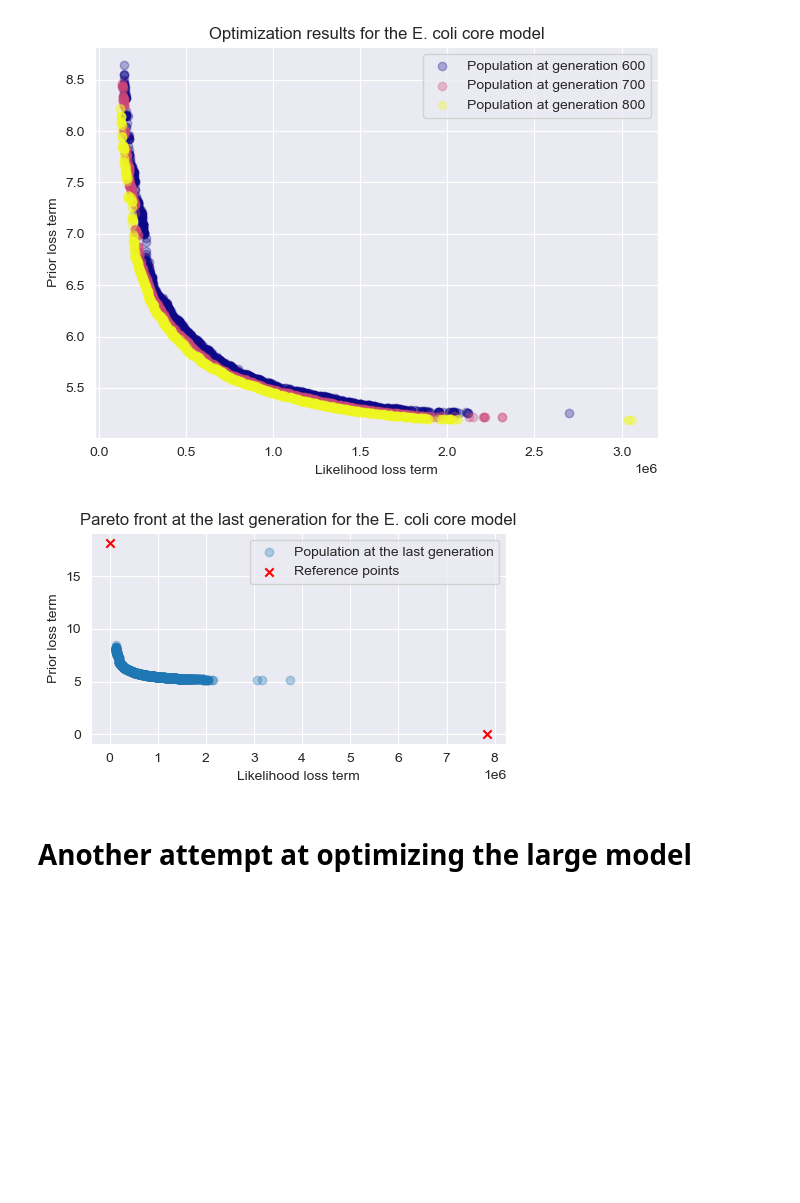
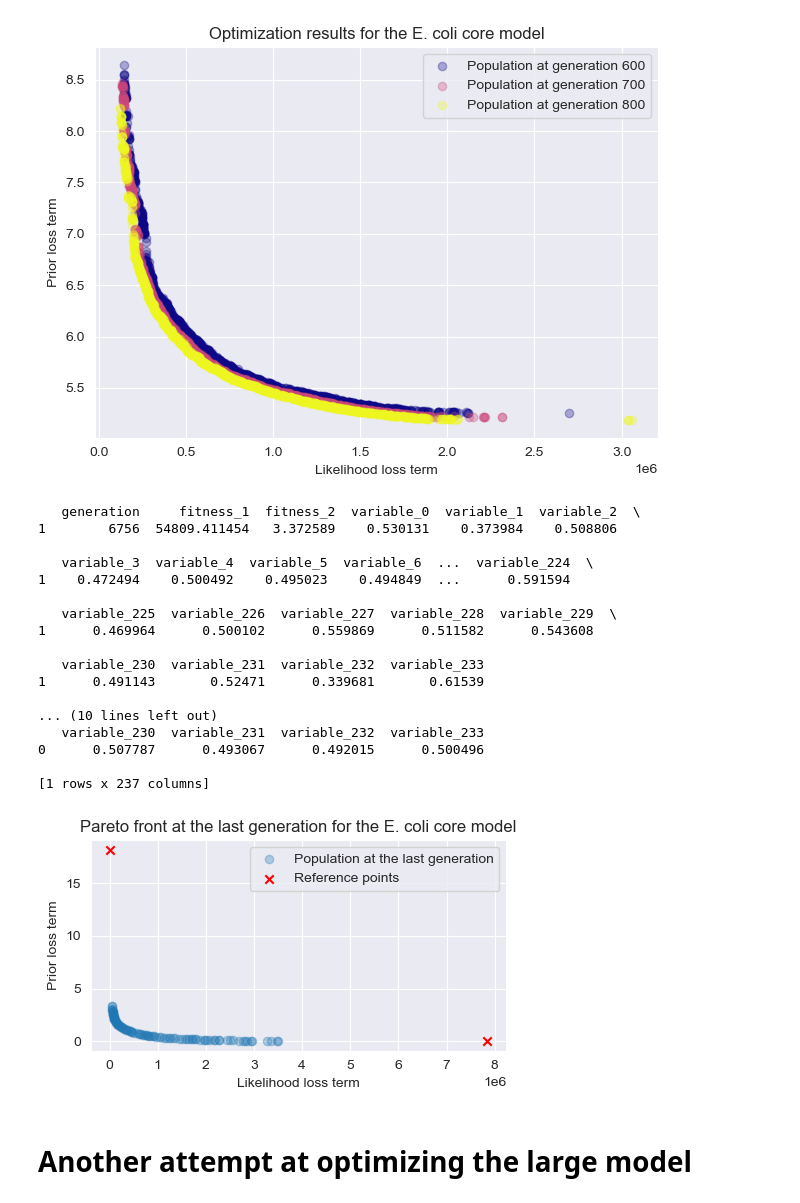
Before and after one commit to albertotonda/evolutionary-optimization-cell-models, a Jupyter notebook: src/plot_figures.ipynb, the cells around one changed output. Cells and saved outputs as stored; diff of their text form; code cells hidden in the pictures; blank space fills up the shorter version.

```diff
--- a/src/plot_figures.ipynb
+++ b/src/plot_figures.ipynb
@@ -306,27 +316,51 @@ fig.tight_layout()
 # %% [output]
 [figure]
 # %%
-final_front_file = "../local/2024-11-12-15-51-50-cell-model-big-optimization/42-population-generation-822.csv"
+#final_front_file = "../local/2024-11-12-15-51-50-cell-model-big-optimization/42-population-generation-822.csv"
+final_front_file = "../local/2025-01-23-big-model-server-seeding/42-population-generation-6756.csv"
 df = pd.read_csv(final_front_file)
 
 # expert reference points
 reference_points = [[0.0, 7849979.802458397], [18.175966975371875, 0.0]]
 
 fig, ax = plt.subplots(figsize=(5,3))
 ax.scatter(df["fitness_1"], df["fitness_2"], alpha=0.3, label="Population at the last generation")
 ax.scatter(reference_points[0], reference_points[1], color='red', marker='x', label="Reference points")
 ax.set_title("Pareto front at the last generation for the E. coli core model")
 ax.set_xlabel("Likelihood loss term")
 ax.set_ylabel("Prior loss term")
 
 #ax.set_xscale('log')
 #ax.set_yscale('log')
 ax.legend(loc='best')
 
 fig.tight_layout()
 plt.savefig("large-model-last-generation-front.png", dpi=300)
+
+# also, find points at the extremes and plot their values
+row_min_f1 = df[df["fitness_1"] == df["fitness_1"].min()]
+print(row_min_f1)
+row_min_f2 = df[df["fitness_2"] == df["fitness_2"].min()]
+print(row_min_f2)
 # %% [output]
+   generation     fitness_1  fitness_2  variable_0  variable_1  variable_2  \
+1        6756  54809.411454   3.372589    0.530131    0.373984    0.508806
+
+   variable_3  variable_4  variable_5  variable_6  ...  variable_224  \
+1    0.472494    0.500492    0.495023    0.494849  ...      0.591594
+
+   variable_225  variable_226  variable_227  variable_228  variable_229  \
+1      0.469964      0.500102      0.559869      0.511582      0.543608
+
+   variable_230  variable_231  variable_232  variable_233
+1      0.491143       0.52471      0.339681       0.61539
+
+... (10 lines left out)
+   variable_230  variable_231  variable_232  variable_233
+0      0.507787      0.493067      0.492015      0.500496
+
+[1 rows x 237 columns]
-[figure, old version]
+[figure, new version]
 # %% [markdown]
 # Another attempt at optimizing the large model
 # %%
```
Also changed, not shown: parts of 5 cells of this notebook.
